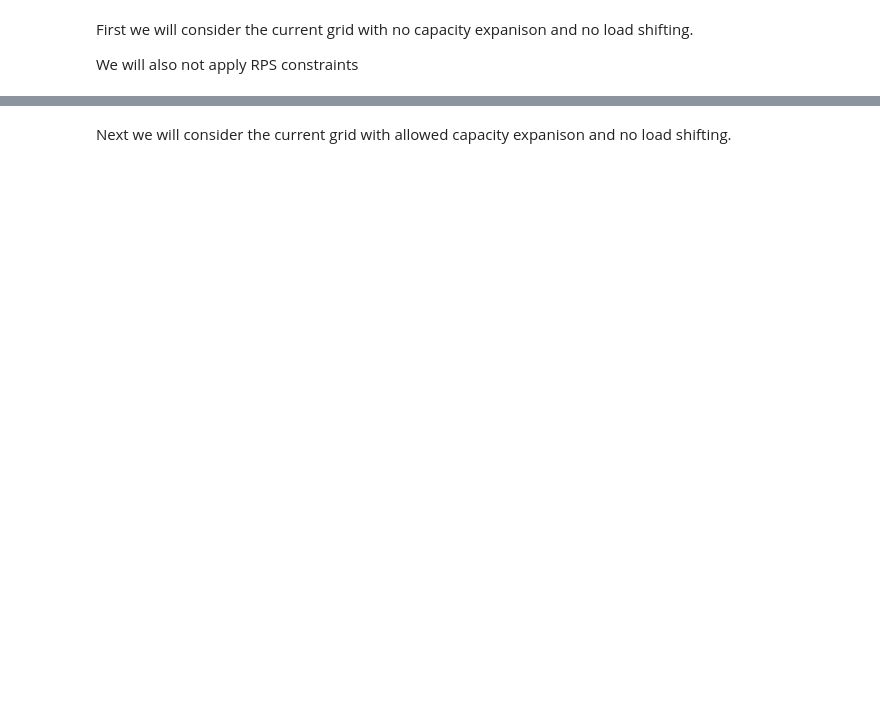
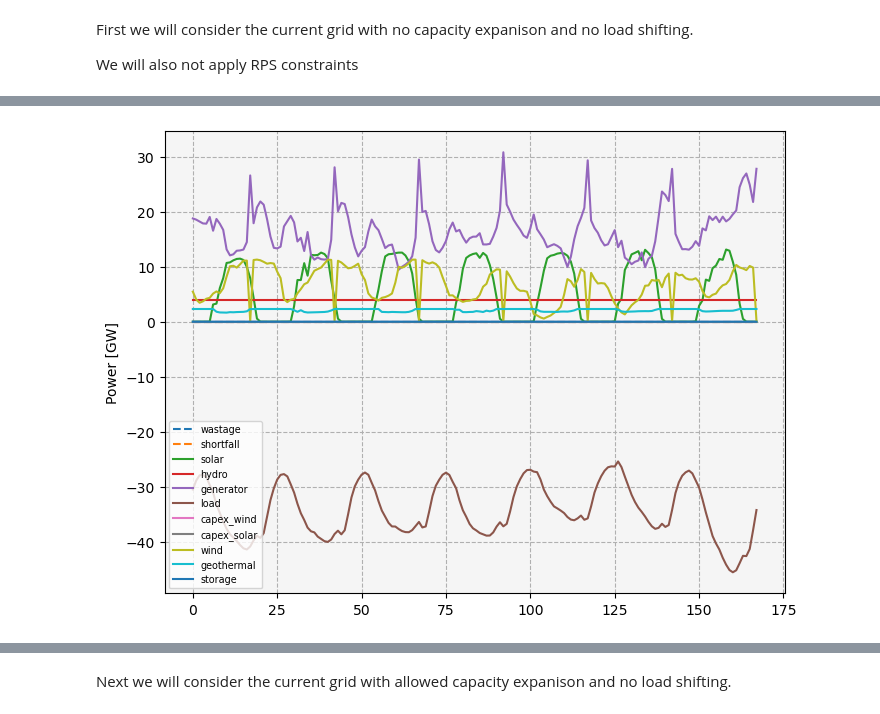
Before and after one commit to ucdavis/good_model, a Jupyter notebook: Example.ipynb, the cells around one changed output, grey strips where cells are left out. Cells and saved outputs as stored; diff of their text form; code cells hidden in the pictures; blank space fills up the shorter version.

```diff
--- a/Example.ipynb
+++ b/Example.ipynb
@@ -31,0 +37,4 @@ graph.nodes
+# %%
+for source, node in graph._node.items():
+
+    node['assets'] = {v['id']: v for v in node['assets']}
@@ -39,19 +56,11 @@ Loading graph and policies - with no capex
 '''
 deep_reload(good)
 
-graph = good.graph.graph_from_json('Examples/WEC.json')
+graph = good.graph.graph_from_json('Examples/California.json')
 
-nodes = ['WEC_BANC', 'WEC_CALN', 'WEC_LADW', 'WEC_SDGE', 'WECC_IID' , 'WECC_SCE']
-graph = good.graph.subgraph(graph, nodes)
-
-policies = good.utilities.read_json('Examples/RPS.json')
+policies = good.utilities.read_json('Examples/policies.json')
 
 for source, node in graph._node.items():
-    for asset in node.get('assets', []):
+    for key, asset in node.get('assets', {}).items():
 
         asset['capex_capacity'] = 0
-
-        if asset['_class'] == 'Store':
-
-            asset['capex_capacity'] = np.inf
-            asset['capex_cost'] = 1e3
@@ -63,7 +80,7 @@ deep_reload(good)
 
 kw = {
     'verbose': True,
-    'steps': (6 * 32 * 24, 6 * 32 * 24 + 24 * 1),
+    'steps': (6 * 32 * 24, 6 * 32 * 24 + 24 * 7),
     'shortfall_capacity': np.inf,
     'shortfall_cost': 1e3,
     'wastage_capacity': np.inf,
@@ -78,4 +95,4 @@ Building the model
 
 network.build()
 
-network.size()
+# network.size()
@@ -192,7 +224,7 @@ for source, node in graph._node.items():
 
 for source, node in graph._node.items():
 
-    for asset in node['assets']:
+    for asset in node['assets'].values():
 
         if asset['type'] not in gen_amounts:
 
@@ -212,33 +244,35 @@ for key, val in gen_amounts.items():
     gen_amounts[key] = np.vstack(val).sum(axis = 0) / 1e9
 
 fig, ax = plt.subplots(figsize = (8, 6))
 
 for key, val in gen_amounts.items():
 
     ax.plot(
         val,
         label = key,
         ls = '--' if key in ['wastage', 'shortfall'] else None,
     )
 
 kw = {
     'facecolor': 'whitesmoke',
     'ylabel': 'Power [GW]',
 }
 
 _ = ax.set(**kw)
 
 kw = {
     'ls': '--',
 }
 
 _ = ax.grid(**kw)
 
 kw = {
     'fontsize': 'x-small',
 }
 
 _ = ax.legend(**kw)
+# %% [output]
+[figure, added]
 # %%
 gen_amounts = {'wastage': [], 'shortfall': []}
 
```
Also changed, not shown: parts of 37 cells of this notebook, 41 other files.
